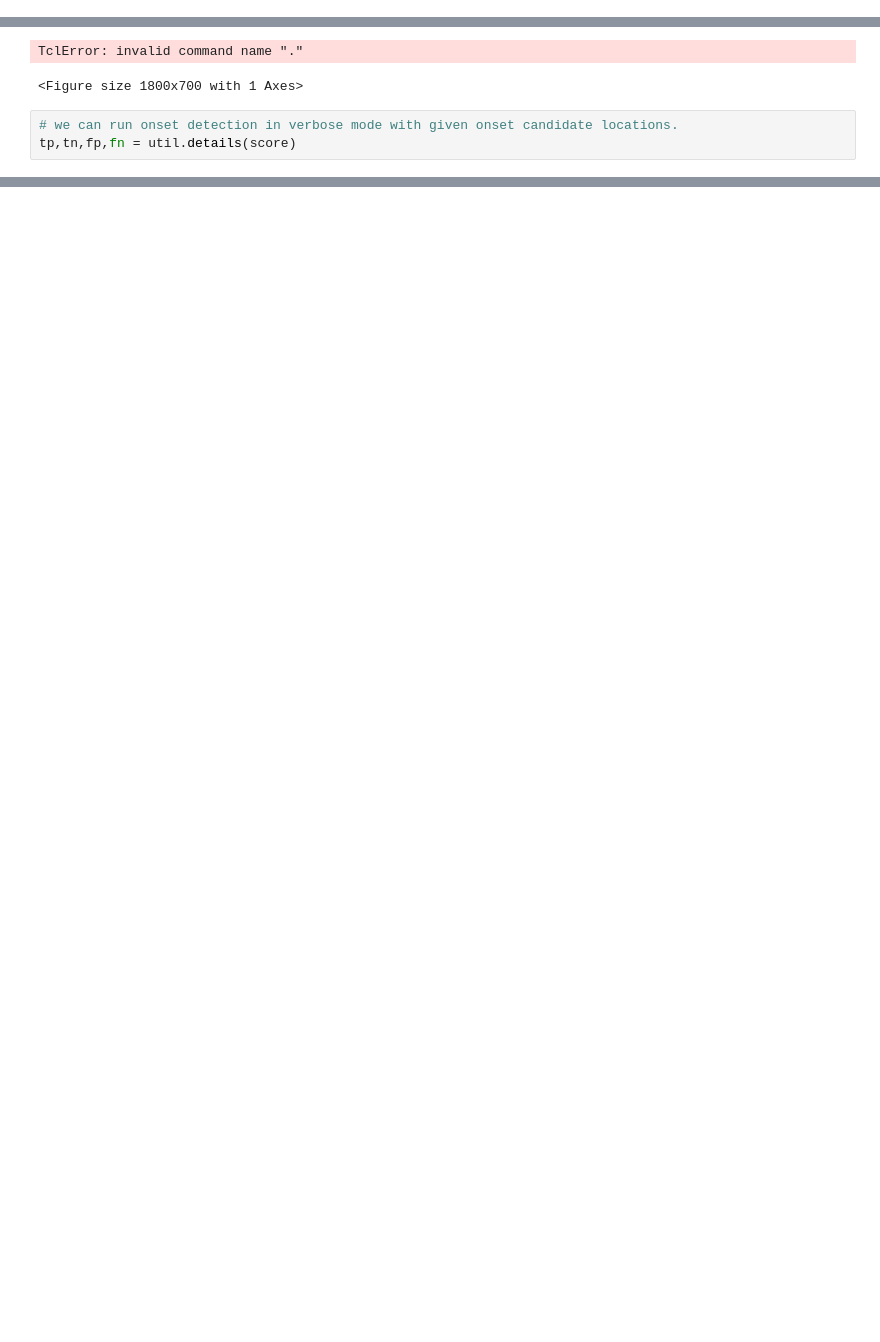
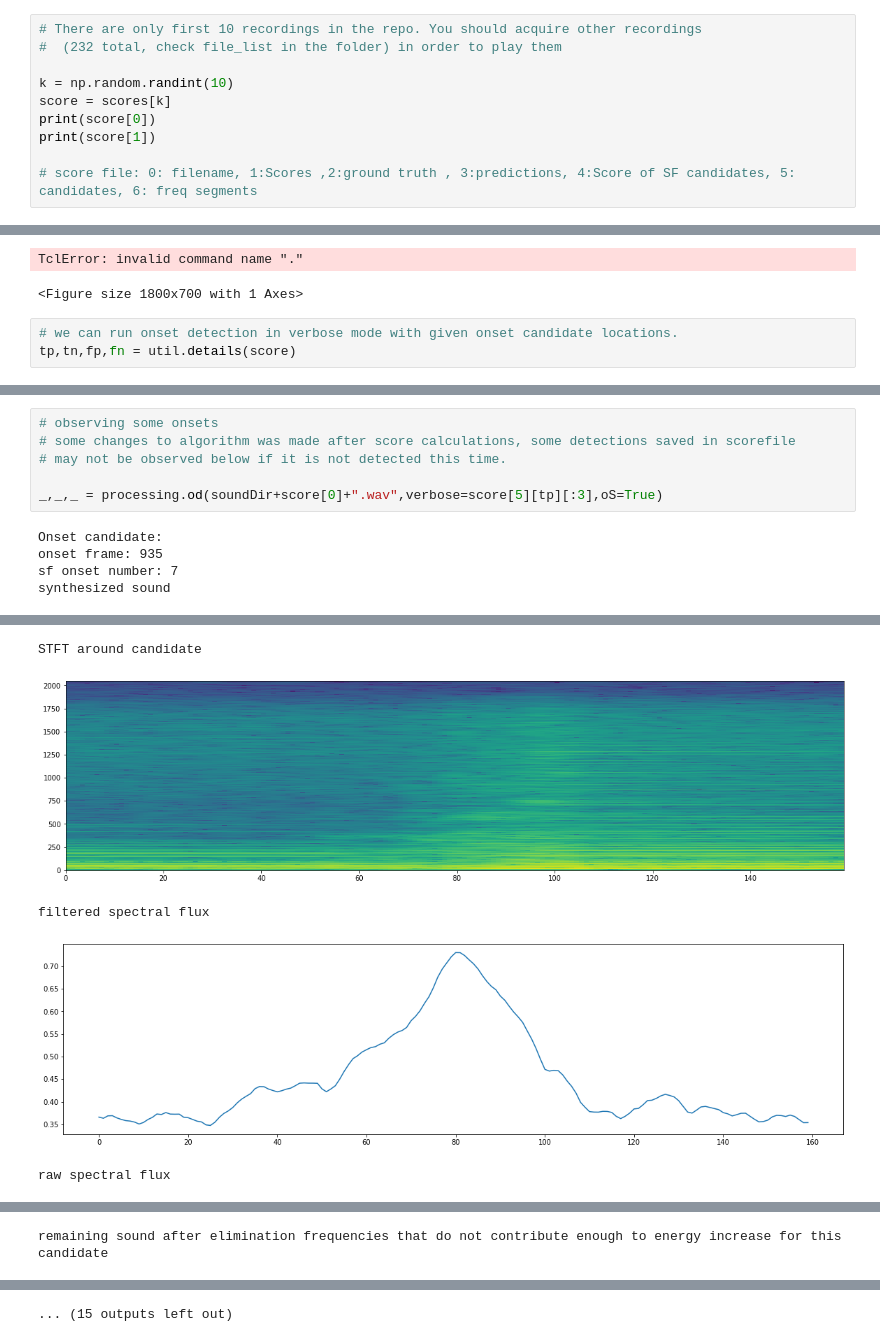
Before and after one commit to siyarvurucu/harmonic-onset-detection, a Jupyter notebook: main.ipynb, the cells around one changed output, grey strips where cells are left out. Cells and saved outputs as stored; diff of their text form; blank space fills up the shorter version.

```diff
--- a/main.ipynb
+++ b/main.ipynb
@@ -73,0 +78,10 @@ print(score[0])
+# %%
+# There are only first 10 recordings in the repo. You should acquire other recordings
+#  (232 total, check file_list in the folder) in order to play them
+
+k = np.random.randint(10)
+score = scores[k]
+print(score[0])
+print(score[1])
+
+# score file: 0: filename, 1:Scores ,2:ground truth , 3:predictions, 4:Score of SF candidates, 5: candidates, 6: freq segments
@@ -110,0 +110,11 @@ Total number of segments: 124
+# %%
+# observing some onsets
+# some changes to algorithm was made after score calculations, some detections saved in scorefile
+# may not be observed below if it is not detected this time.
+
+_,_,_ = processing.od(soundDir+score[0]+".wav",verbose=score[5][tp][:3],oS=True)
+# %% [output]
+Onset candidate:
+onset frame: 935
+sf onset number: 7
+synthesized sound
@@ -110,0 +122,5 @@ Total number of segments: 124
+STFT around candidate
+[figure, added]
+filtered spectral flux
+[figure, added]
+raw spectral flux
@@ -110,0 +128 @@ Total number of segments: 124
+remaining sound after elimination frequencies that do not contribute enough to energy increase for this candidate
@@ -110,0 +142 @@ Total number of segments: 124
+... (15 outputs left out)
```
Also changed, not shown: parts of 9 cells of this notebook, 2 other files.
